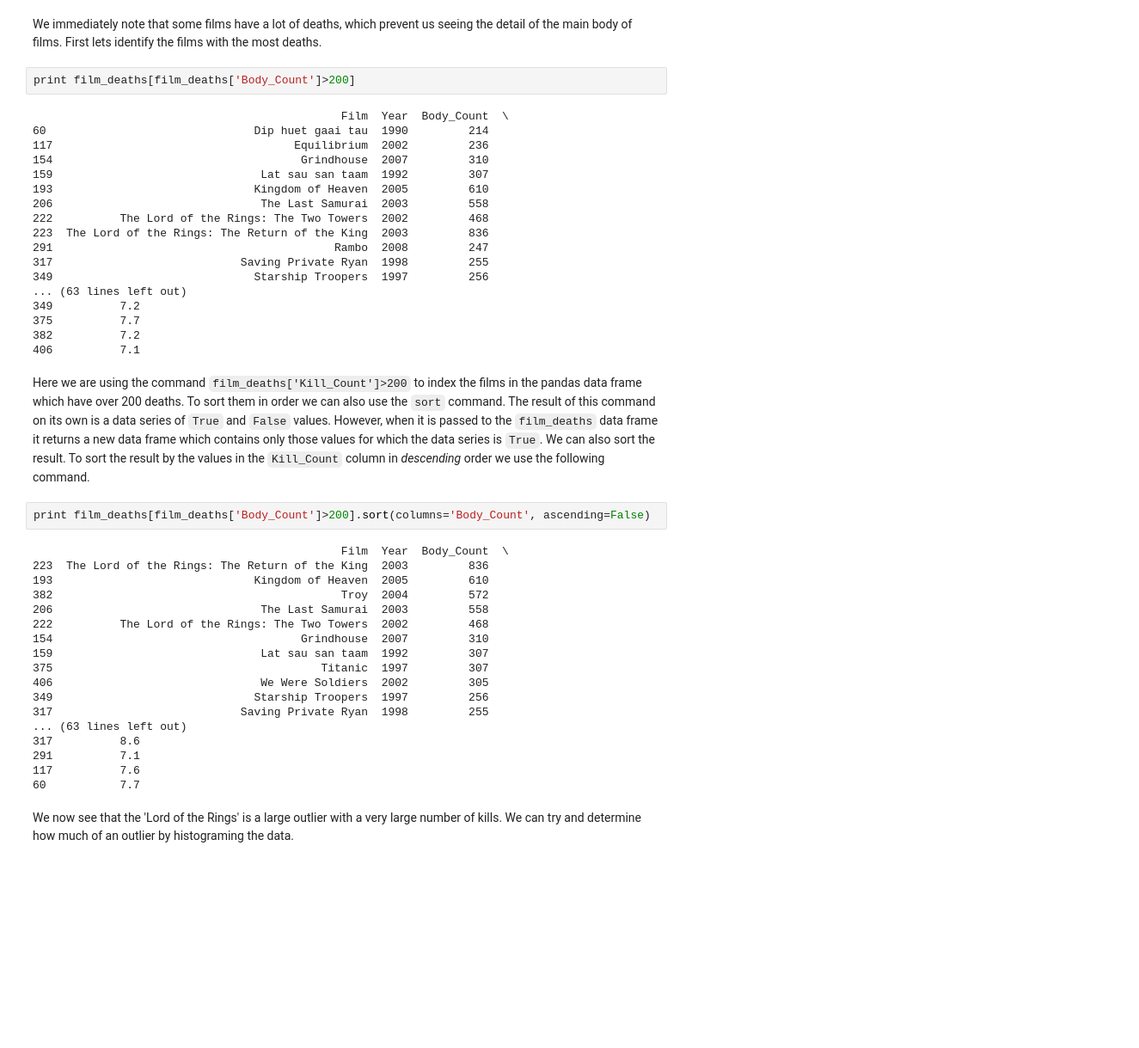
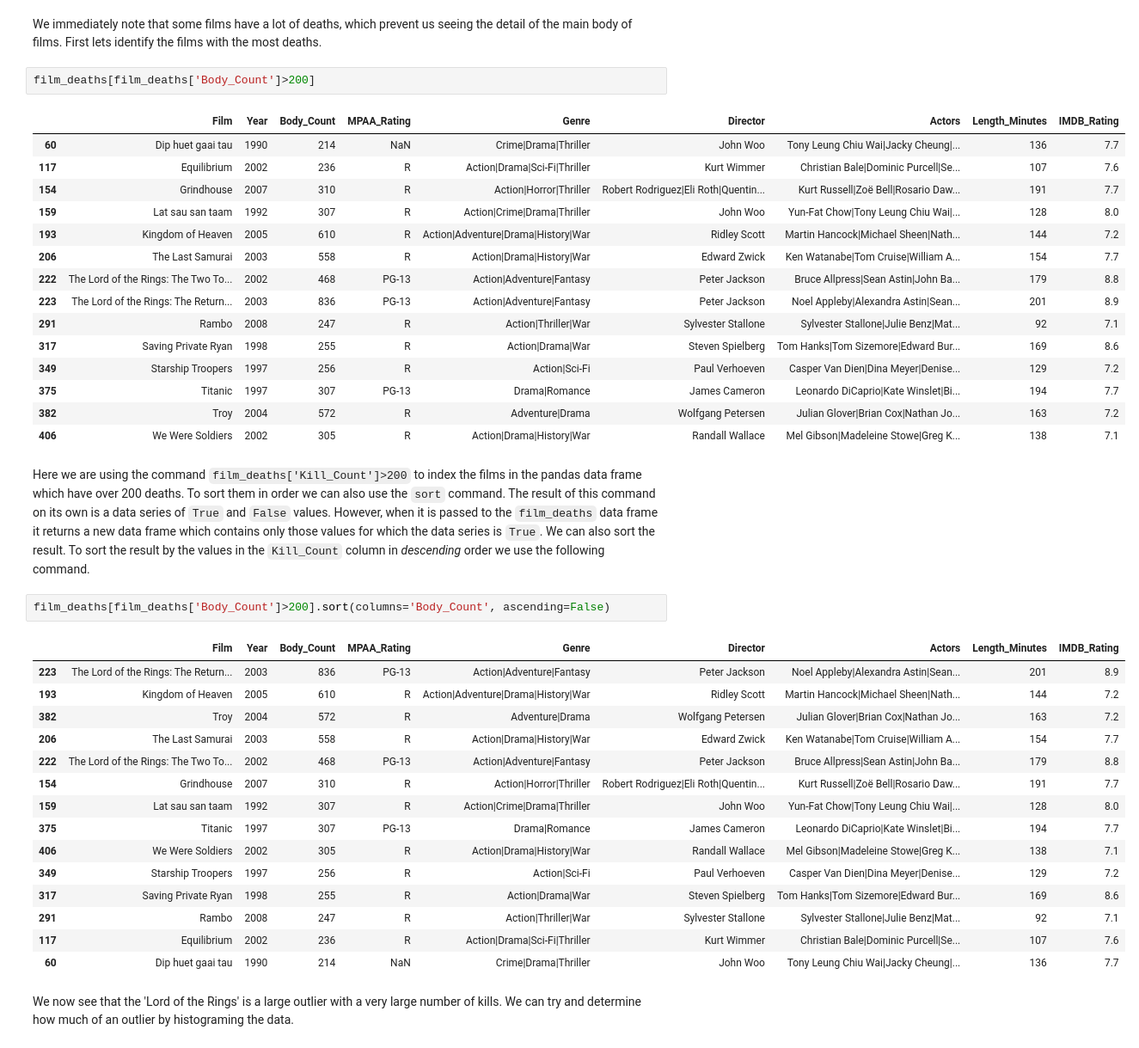
Before and after one commit to gpschool/dss15, a Jupyter notebook: jupyter and probability intro.ipynb, the cells around one changed output. Shown at 86% size. Saved outputs shown, nothing was run; the diff lists cells and outputs as text; blank space fills up the shorter version.

```diff
--- a/jupyter and probability intro.ipynb
+++ b/jupyter and probability intro.ipynb
@@ -126,47 +125,43 @@ plt.plot?
 # %% [markdown]
 We immediately note that some films have a lot of deaths, which prevent us seeing the detail of the main body of films. First lets identify the films with the most deaths.
 # %%
-print film_deaths[film_deaths['Body_Count']>200]
+film_deaths[film_deaths['Body_Count']>200]
 # %% [output]
-                                              Film  Year  Body_Count  \
-60                               Dip huet gaai tau  1990         214
-117                                    Equilibrium  2002         236
-154                                     Grindhouse  2007         310
-159                               Lat sau san taam  1992         307
-193                              Kingdom of Heaven  2005         610
-206                               The Last Samurai  2003         558
-222          The Lord of the Rings: The Two Towers  2002         468
-223  The Lord of the Rings: The Return of the King  2003         836
-291                                          Rambo  2008         247
-317                            Saving Private Ryan  1998         255
-349                              Starship Troopers  1997         256
-... (63 lines left out)
-349          7.2
-375          7.7
-382          7.2
-406          7.1
+|  | Film | Year | Body_Count | MPAA_Rating | Genre | Director | Actors | Length_Minutes | IMDB_Rating |
+| 60 | Dip huet gaai tau | 1990 | 214 | NaN | Crime|Drama|Thriller | John Woo | Tony Leung Chiu Wai|Jacky Cheung|... | 136 | 7.7 |
+| 117 | Equilibrium | 2002 | 236 | R | Action|Drama|Sci-Fi|Thriller | Kurt Wimmer | Christian Bale|Dominic Purcell|Se... | 107 | 7.6 |
+| 154 | Grindhouse | 2007 | 310 | R | Action|Horror|Thriller | Robert Rodriguez|Eli Roth|Quentin... | Kurt Russell|Zoë Bell|Rosario Daw... | 191 | 7.7 |
+| 159 | Lat sau san taam | 1992 | 307 | R | Action|Crime|Drama|Thriller | John Woo | Yun-Fat Chow|Tony Leung Chiu Wai|... | 128 | 8.0 |
+| 193 | Kingdom of Heaven | 2005 | 610 | R | Action|Adventure|Drama|History|War | Ridley Scott | Martin Hancock|Michael Sheen|Nath... | 144 | 7.2 |
+| 206 | The Last Samurai | 2003 | 558 | R | Action|Drama|History|War | Edward Zwick | Ken Watanabe|Tom Cruise|William A... | 154 | 7.7 |
+| 222 | The Lord of the Rings: The Two To... | 2002 | 468 | PG-13 | Action|Adventure|Fantasy | Peter Jackson | Bruce Allpress|Sean Astin|John Ba... | 179 | 8.8 |
+| 223 | The Lord of the Rings: The Return... | 2003 | 836 | PG-13 | Action|Adventure|Fantasy | Peter Jackson | Noel Appleby|Alexandra Astin|Sean... | 201 | 8.9 |
+| 291 | Rambo | 2008 | 247 | R | Action|Thriller|War | Sylvester Stallone | Sylvester Stallone|Julie Benz|Mat... | 92 | 7.1 |
+| 317 | Saving Private Ryan | 1998 | 255 | R | Action|Drama|War | Steven Spielberg | Tom Hanks|Tom Sizemore|Edward Bur... | 169 | 8.6 |
+| 349 | Starship Troopers | 1997 | 256 | R | Action|Sci-Fi | Paul Verhoeven | Casper Van Dien|Dina Meyer|Denise... | 129 | 7.2 |
+| 375 | Titanic | 1997 | 307 | PG-13 | Drama|Romance | James Cameron | Leonardo DiCaprio|Kate Winslet|Bi... | 194 | 7.7 |
+| 382 | Troy | 2004 | 572 | R | Adventure|Drama | Wolfgang Petersen | Julian Glover|Brian Cox|Nathan Jo... | 163 | 7.2 |
+| 406 | We Were Soldiers | 2002 | 305 | R | Action|Drama|History|War | Randall Wallace | Mel Gibson|Madeleine Stowe|Greg K... | 138 | 7.1 |
 # %% [markdown]
 Here we are using the command `film_deaths['Kill_Count']>200` to index the films in the pandas data frame which have over 200 deaths. To sort them in order we can also use the `sort` command. The result of this command on its own is a data series of `True` and `False` values. However, when it is passed to the `film_deaths` data frame it returns a new data frame which contains only those values for which the data series is `True`. We can also sort the result. To sort the result by the values in the `Kill_Count` column in *descending* order we use the following command.
 # %%
-print film_deaths[film_deaths['Body_Count']>200].sort(columns='Body_Count', ascending=False)
+film_deaths[film_deaths['Body_Count']>200].sort(columns='Body_Count', ascending=False)
 # %% [output]
-                                              Film  Year  Body_Count  \
-223  The Lord of the Rings: The Return of the King  2003         836
-193                              Kingdom of Heaven  2005         610
-382                                           Troy  2004         572
-206                               The Last Samurai  2003         558
-222          The Lord of the Rings: The Two Towers  2002         468
-154                                     Grindhouse  2007         310
-159                               Lat sau san taam  1992         307
-375                                        Titanic  1997         307
-406                               We Were Soldiers  2002         305
-349                              Starship Troopers  1997         256
-317                            Saving Private Ryan  1998         255
-... (63 lines left out)
-317          8.6
-291          7.1
-117          7.6
-60           7.7
+|  | Film | Year | Body_Count | MPAA_Rating | Genre | Director | Actors | Length_Minutes | IMDB_Rating |
+| 223 | The Lord of the Rings: The Return... | 2003 | 836 | PG-13 | Action|Adventure|Fantasy | Peter Jackson | Noel Appleby|Alexandra Astin|Sean... | 201 | 8.9 |
+| 193 | Kingdom of Heaven | 2005 | 610 | R | Action|Adventure|Drama|History|War | Ridley Scott | Martin Hancock|Michael Sheen|Nath... | 144 | 7.2 |
+| 382 | Troy | 2004 | 572 | R | Adventure|Drama | Wolfgang Petersen | Julian Glover|Brian Cox|Nathan Jo... | 163 | 7.2 |
+| 206 | The Last Samurai | 2003 | 558 | R | Action|Drama|History|War | Edward Zwick | Ken Watanabe|Tom Cruise|William A... | 154 | 7.7 |
+| 222 | The Lord of the Rings: The Two To... | 2002 | 468 | PG-13 | Action|Adventure|Fantasy | Peter Jackson | Bruce Allpress|Sean Astin|John Ba... | 179 | 8.8 |
+| 154 | Grindhouse | 2007 | 310 | R | Action|Horror|Thriller | Robert Rodriguez|Eli Roth|Quentin... | Kurt Russell|Zoë Bell|Rosario Daw... | 191 | 7.7 |
+| 159 | Lat sau san taam | 1992 | 307 | R | Action|Crime|Drama|Thriller | John Woo | Yun-Fat Chow|Tony Leung Chiu Wai|... | 128 | 8.0 |
+| 375 | Titanic | 1997 | 307 | PG-13 | Drama|Romance | James Cameron | Leonardo DiCaprio|Kate Winslet|Bi... | 194 | 7.7 |
+| 406 | We Were Soldiers | 2002 | 305 | R | Action|Drama|History|War | Randall Wallace | Mel Gibson|Madeleine Stowe|Greg K... | 138 | 7.1 |
+| 349 | Starship Troopers | 1997 | 256 | R | Action|Sci-Fi | Paul Verhoeven | Casper Van Dien|Dina Meyer|Denise... | 129 | 7.2 |
+| 317 | Saving Private Ryan | 1998 | 255 | R | Action|Drama|War | Steven Spielberg | Tom Hanks|Tom Sizemore|Edward Bur... | 169 | 8.6 |
+| 291 | Rambo | 2008 | 247 | R | Action|Thriller|War | Sylvester Stallone | Sylvester Stallone|Julie Benz|Mat... | 92 | 7.1 |
+| 117 | Equilibrium | 2002 | 236 | R | Action|Drama|Sci-Fi|Thriller | Kurt Wimmer | Christian Bale|Dominic Purcell|Se... | 107 | 7.6 |
+| 60 | Dip huet gaai tau | 1990 | 214 | NaN | Crime|Drama|Thriller | John Woo | Tony Leung Chiu Wai|Jacky Cheung|... | 136 | 7.7 |
 # %% [markdown]
 We now see that the 'Lord of the Rings' is a large outlier with a very large number of kills. We can try and determine how much of an outlier by histograming the data.
 # %% [markdown]
```
Also changed, not shown: parts of 26 cells of this notebook, 3 other files.
